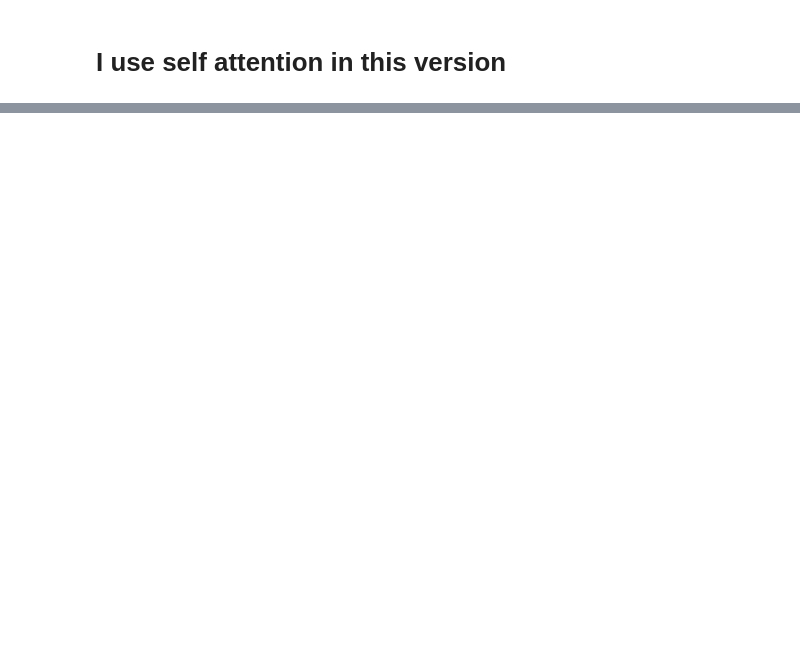
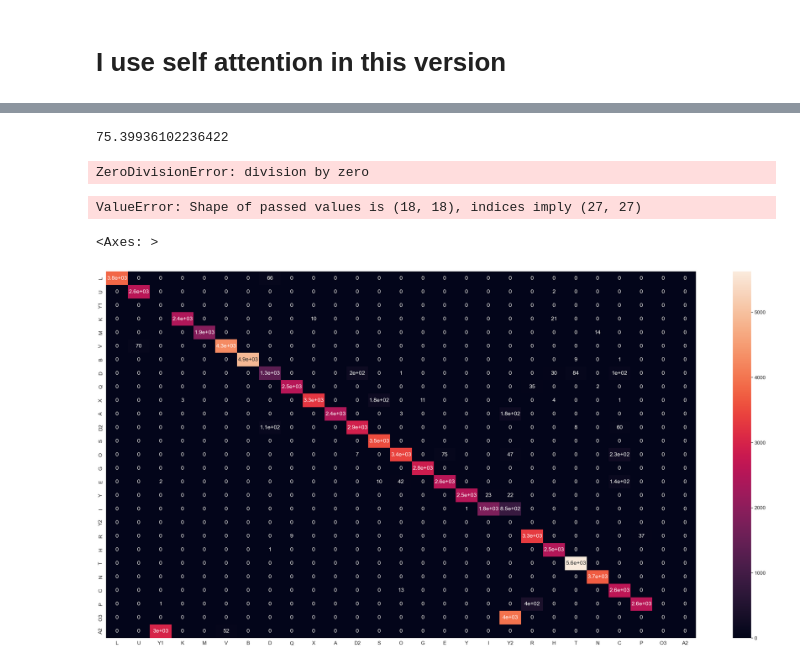
Before and after one commit to TuanAnhNguyenCo/HumanActivityRecognition, a Jupyter notebook: GConvNet_v2.ipynb, the cells around one changed output, grey strips where cells are left out. Saved outputs shown, nothing was run; the diff lists cells and outputs as text; code cells hidden in the pictures; blank space fills up the shorter version.

```diff
--- a/GConvNet_v2.ipynb
+++ b/GConvNet_v2.ipynb
@@ -392,0 +307,52 @@ plot_accuracy(train_accuracy,val_accuracy)
+# %%
+get_accuracy(model,valid_loader,device)
+# %% [output]
+75.39936102236422
+# %%
+predicted_labels = []
+labels1 = []
+with torch.no_grad():
+    model.eval()
+    for images, labels in test_loader:
+        images = images.to(device)
+        labels = labels.to(device)
+
+        outputs = model(images)
+        predicted = torch.argmax(outputs,1)
+        predicted_labels.extend(predicted.cpu().numpy())
+        labels1.extend(labels.cpu().numpy())
+# %%
+from sklearn.metrics import confusion_matrix
+a = confusion_matrix(labels1, predicted_labels)
+# %%
+cnt = 0
+total = 0
+for i,j in zip(labels1,predicted_labels):
+    if i == j:
+        cnt +=1
+    if i == 25 and i==26:
+        total+=1
+
+print(cnt*100/total)
+# %% [output]
+ZeroDivisionError: division by zero
+# %%
+from loader.dataloader import load_data_from_file
+classes = load_data_from_file("data/108_data/classes.txt",True)
+class_name = []
+for key,val in classes.items():
+    class_name.append(val)
+# %%
+import pandas as pd
+df_cm = pd.DataFrame(a, index = class_name,
+                  columns = class_name)
+# %% [output]
+ValueError: Shape of passed values is (18, 18), indices imply (27, 27)
+# %%
+import seaborn as sn
+import matplotlib.pyplot as plt
+plt.figure(figsize = (40,20))
+sn.heatmap(df_cm, annot=True)
+# %% [output]
+<Axes: >
+[figure, added]
```
Also changed, not shown: parts of 11 cells of this notebook, 8 other files.
